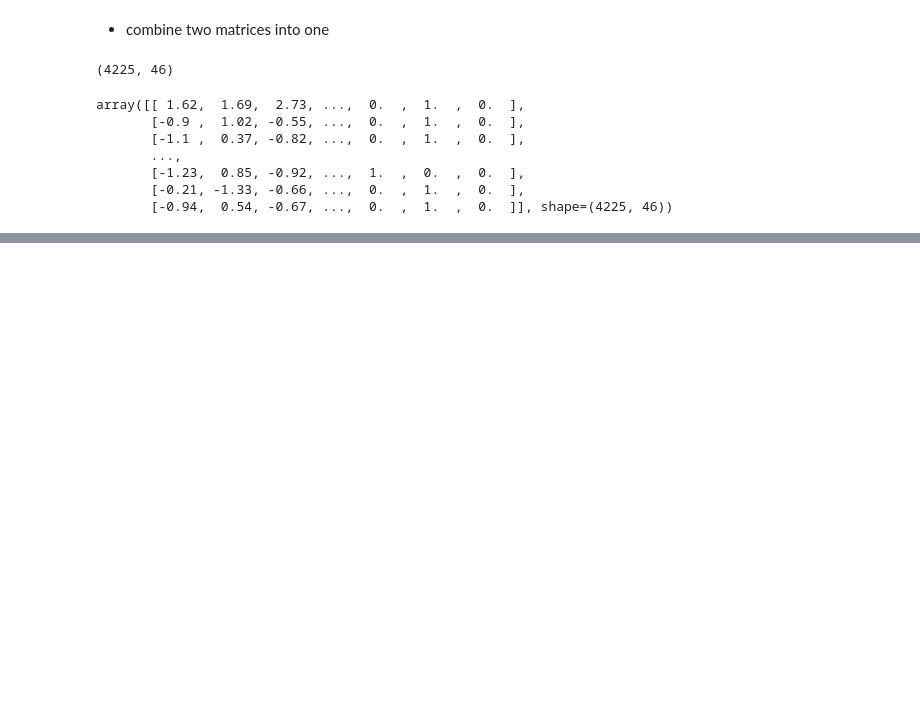
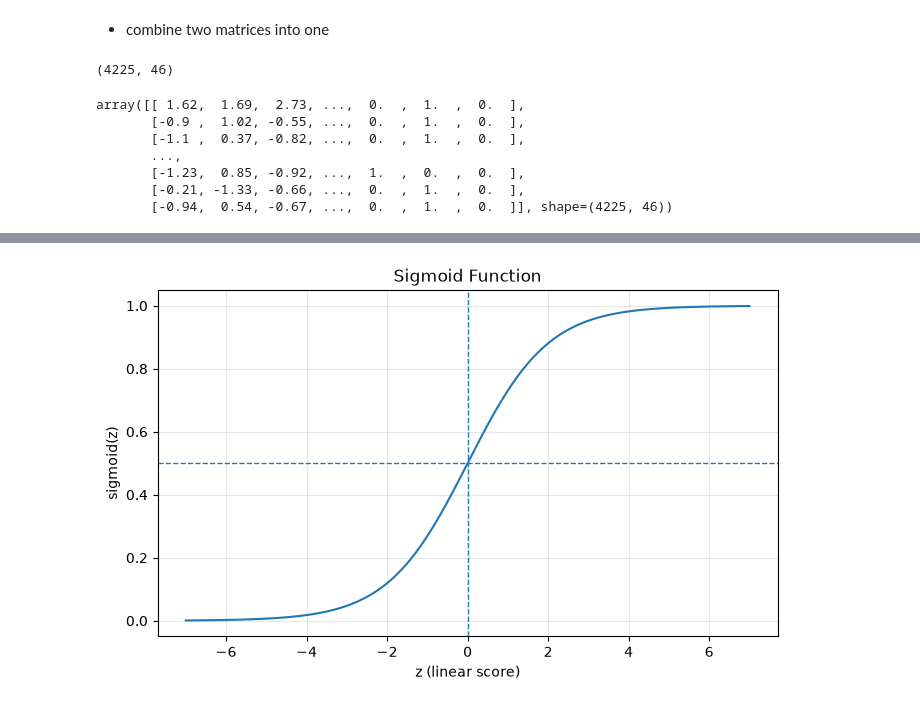
Before and after one commit to RwinRad/ml-forge, a Jupyter notebook: 03-classification/telco-customer-churn.ipynb, the cells around one changed output, grey strips where cells are left out. Cells and saved outputs as stored; diff of their text form; code cells hidden in the pictures; blank space fills up the shorter version.

```diff
--- a/03-classification/telco-customer-churn.ipynb
+++ b/03-classification/telco-customer-churn.ipynb
@@ -847,0 +889,25 @@ array([[ 1.62,  1.69,  2.73, ...,  0.  ,  1.  ,  0.  ],
+# %%
+import numpy as np
+import matplotlib.pyplot as plt
+
+def sigmoid(z):
+    return 1 / (1 + np.exp(-z))
+
+z = np.linspace(-7, 7, 300)
+p = sigmoid(z)
+
+plt.figure(figsize=(8, 4.5))
+plt.plot(z, p)
+
+plt.axhline(0.5, linestyle="--", linewidth=1)
+plt.axvline(0, linestyle="--", linewidth=1)
+
+plt.xlabel("z (linear score)")
+plt.ylabel("sigmoid(z)")
+plt.title("Sigmoid Function")
+
+plt.ylim(-0.05, 1.05)
+plt.grid(True, alpha=0.3)
+plt.show()
+# %% [output]
+[figure, added]
```
Also changed, not shown: parts of 4 cells of this notebook.
